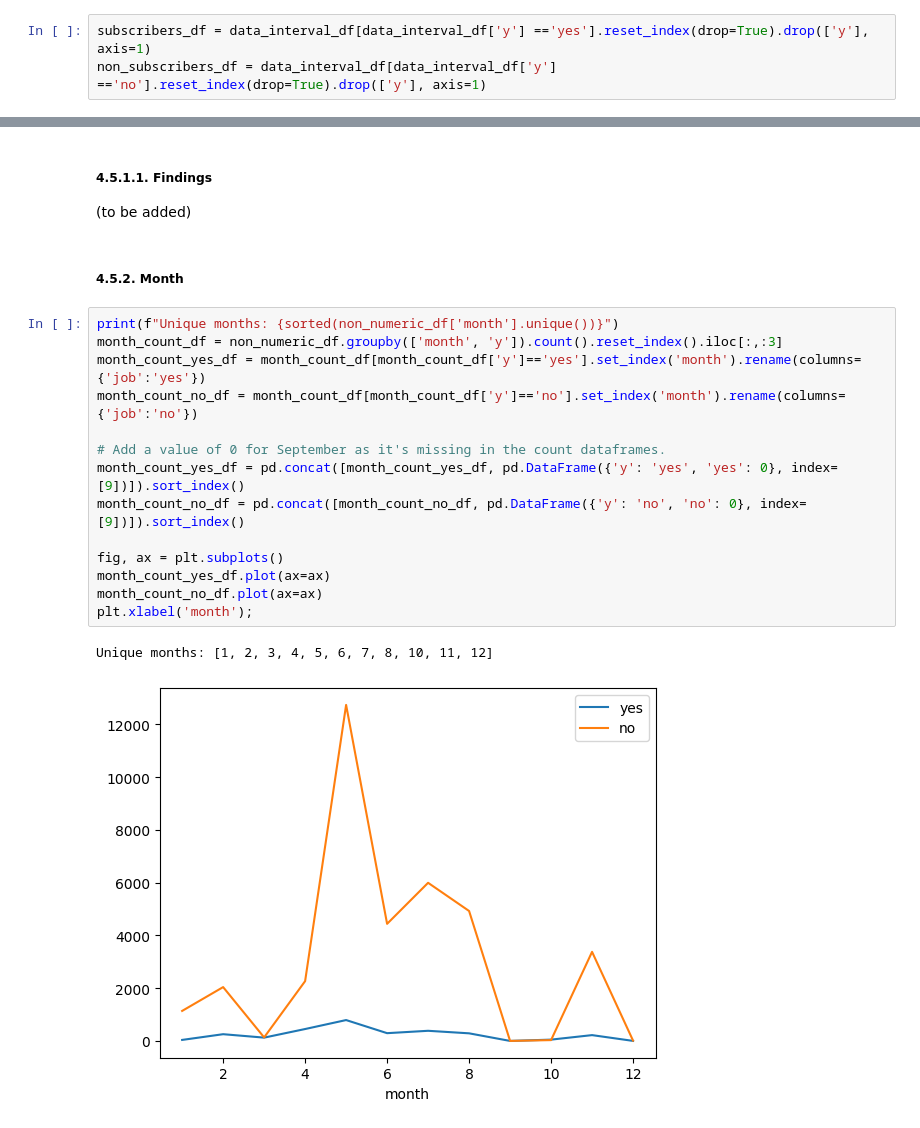
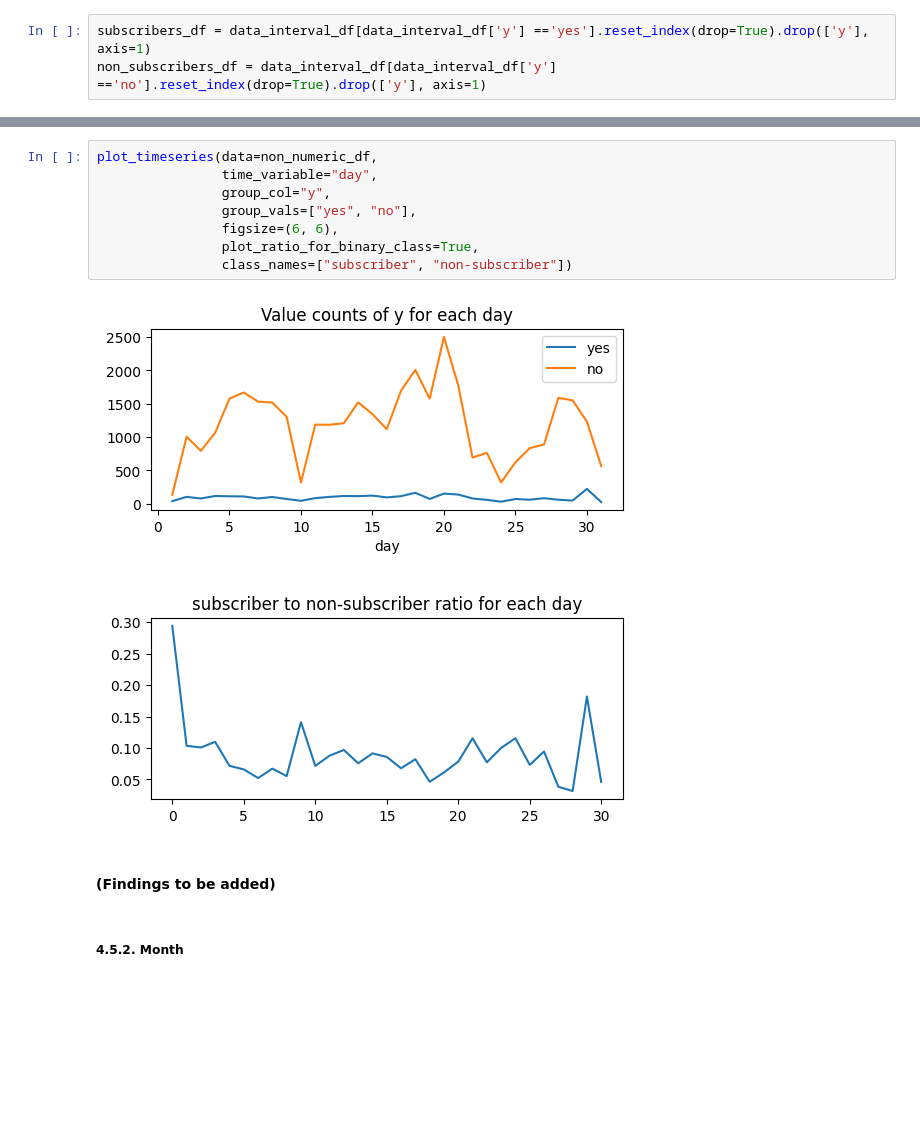
Before and after one commit to henryhyunwookim/Term-Deposit-Marketing, a Jupyter notebook: Term Deposit Marketing_v3.ipynb, the cells around one changed output, grey strips where cells are left out. Drawn from its saved outputs; the diff is of its cells as text; blank space fills up the shorter version.

```diff
--- a/Term Deposit Marketing_v3.ipynb
+++ b/Term Deposit Marketing_v3.ipynb
@@ -490,23 +405,14 @@ plt.title("Number of subscriber to non-subscriber ratio per day");
+# %%
+plot_timeseries(data=non_numeric_df,
+                time_variable="day",
+                group_col="y",
+                group_vals=["yes", "no"],
+                figsize=(6, 6),
+                plot_ratio_for_binary_class=True,
+                class_names=["subscriber", "non-subscriber"])
+# %% [output]
+[figure, added]
 # %% [markdown]
-##### <b>4.5.1.1. Findings</b>
-
-(to be added)
+#### (Findings to be added)
 # %% [markdown]
 ##### <b> 4.5.2. Month</b>
-# %%
-print(f"Unique months: {sorted(non_numeric_df['month'].unique())}")
-month_count_df = non_numeric_df.groupby(['month', 'y']).count().reset_index().iloc[:,:3]
-month_count_yes_df = month_count_df[month_count_df['y']=='yes'].set_index('month').rename(columns={'job':'yes'})
-month_count_no_df = month_count_df[month_count_df['y']=='no'].set_index('month').rename(columns={'job':'no'})
-
-# Add a value of 0 for September as it's missing in the count dataframes.
-month_count_yes_df = pd.concat([month_count_yes_df, pd.DataFrame({'y': 'yes', 'yes': 0}, index=[9])]).sort_index()
-month_count_no_df = pd.concat([month_count_no_df, pd.DataFrame({'y': 'no', 'no': 0}, index=[9])]).sort_index()
-
-fig, ax = plt.subplots()
-month_count_yes_df.plot(ax=ax)
-month_count_no_df.plot(ax=ax)
-plt.xlabel('month');
-# %% [output]
-Unique months: [1, 2, 3, 4, 5, 6, 7, 8, 10, 11, 12]
-[figure, removed]
```
Also changed, not shown: parts of 40 cells of this notebook, 3 other files.
